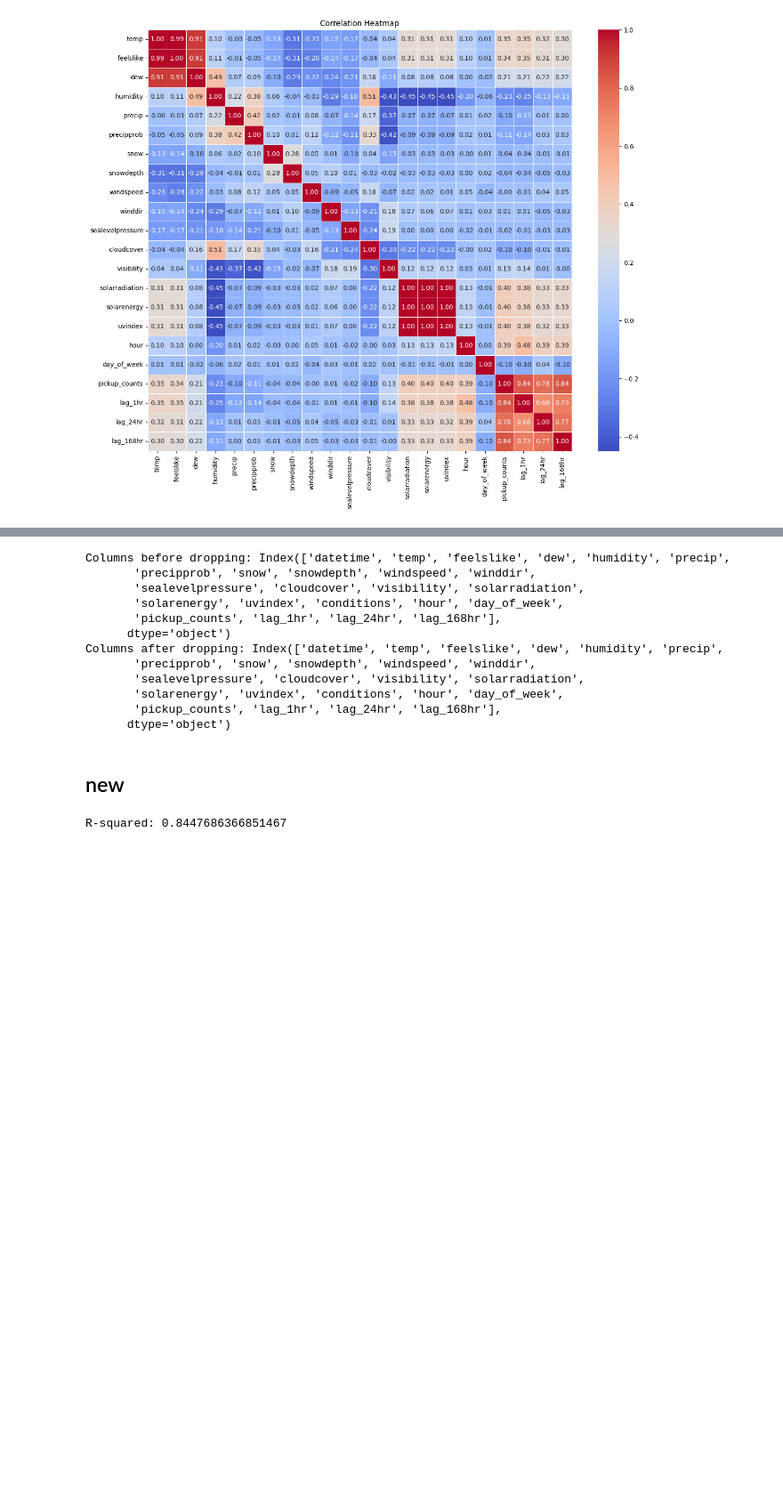
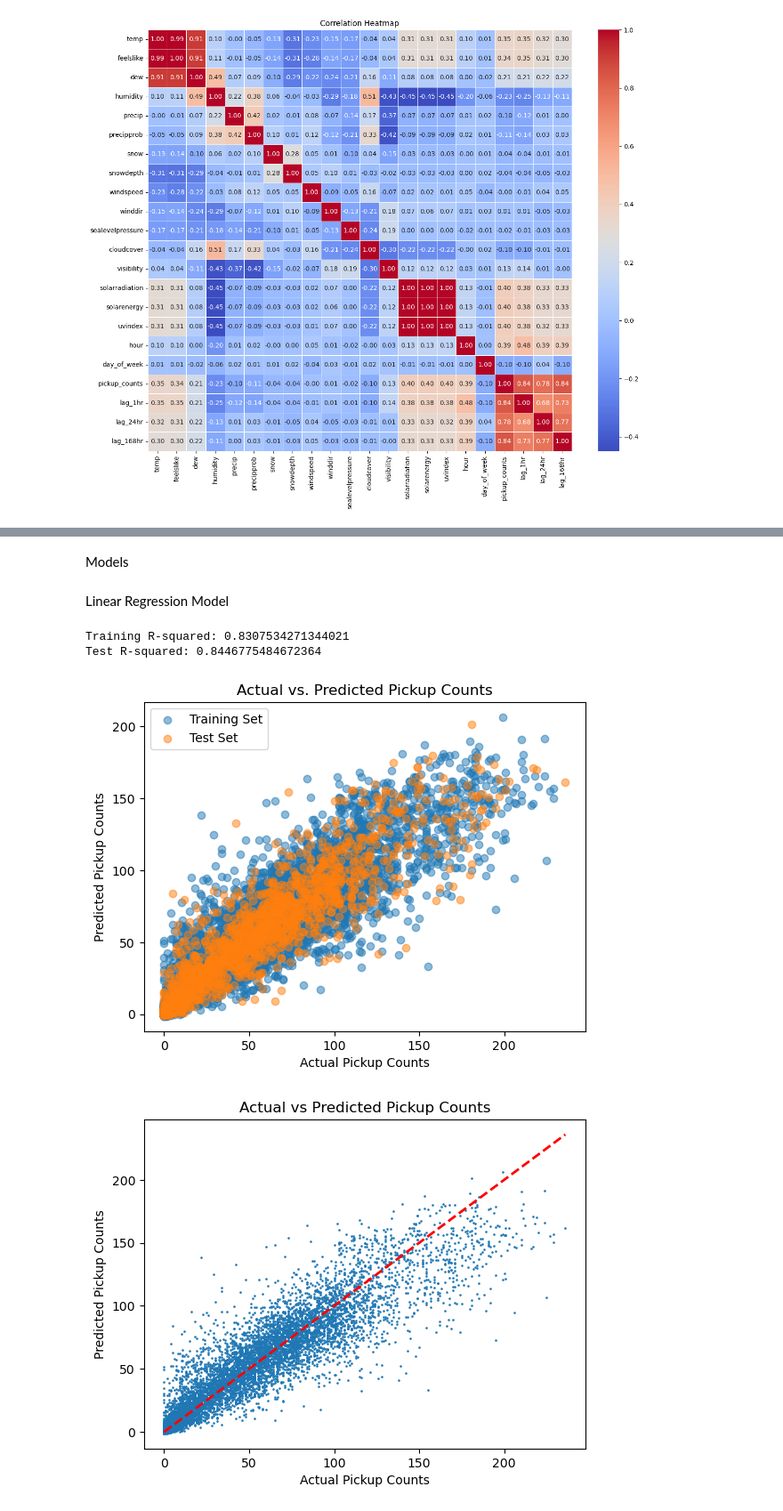
Before and after one commit to MikeKata13/Business_Analytics_Project, a Jupyter notebook: FINAL_ONE.ipynb, the cells around one changed output, grey strips where cells are left out. Shown at 89% size. Saved outputs shown, nothing was run; the diff lists cells and outputs as text; code cells hidden in the pictures; blank space fills up the shorter version.

Commit message:
Stavroula's final comments & Maria's prediction analysis using the weather data

```diff
--- a/FINAL_ONE.ipynb
+++ b/FINAL_ONE.ipynb
@@ -498,8 +498,8 @@ def create_lagged_features(df, lag_hours_list):
     return df.dropna()
 
 
-#lag_hours_list = [1, 24, 168]  # 1 hour, 1 day, 1 week
-lag_hours_list = [24]  # only for the day before
+lag_hours_list = [1, 24, 168]  # 1 hour, 1 day, 1 week
+#lag_hours_list = [24]  # only for the day before
 
 hourly_pickups = create_lagged_features(hourly_pickups, lag_hours_list)
 hourly_dropoff = create_lagged_features(hourly_dropoff, lag_hours_list)
@@ -712,7 +731,6 @@ Fill the missing values with the mean of the column.
 # %%
 # Fill pickup counts with the mean of the previous and next hour
 w_pickups['pickup_counts'] = w_pickups['pickup_counts'].fillna((w_pickups['pickup_counts'].shift() + w_pickups['pickup_counts'].shift(-1)) / 2)
-w_pickups['lag_1hr'] = w_pickups['lag_1hr'].fillna((w_pickups['lag_1hr'].shift() + w_pickups['lag_1hr'].shift(-1)) / 2)
 w_pickups['lag_24hr'] = w_pickups['lag_24hr'].fillna((w_pickups['lag_24hr'].shift() + w_pickups['lag_24hr'].shift(-1)) / 2)
 w_pickups['lag_168hr'] = w_pickups['lag_168hr'].fillna((w_pickups['lag_168hr'].shift() + w_pickups['lag_168hr'].shift(-1)) / 2)
 
@@ -1041,59 +918,67 @@ R-squared (Gradient Boosting): 0.2245192630175692
-# %%
-# Print the columns to verify their existence
-print("Columns before dropping:", w_pickups.columns)
-
-# Drop unnecessary columns
-w_pickups = w_pickups.drop(['name', 'icon', 'stations', 'date'], axis=1, errors='ignore')
-
-# Print the columns after dropping
-print("Columns after dropping:", w_pickups.columns)
-# %% [output]
-Columns before dropping: Index(['datetime', 'temp', 'feelslike', 'dew', 'humidity', 'precip',
-       'precipprob', 'snow', 'snowdepth', 'windspeed', 'winddir',
-       'sealevelpressure', 'cloudcover', 'visibility', 'solarradiation',
-       'solarenergy', 'uvindex', 'conditions', 'hour', 'day_of_week',
-       'pickup_counts', 'lag_1hr', 'lag_24hr', 'lag_168hr'],
-      dtype='object')
-Columns after dropping: Index(['datetime', 'temp', 'feelslike', 'dew', 'humidity', 'precip',
-       'precipprob', 'snow', 'snowdepth', 'windspeed', 'winddir',
-       'sealevelpressure', 'cloudcover', 'visibility', 'solarradiation',
-       'solarenergy', 'uvindex', 'conditions', 'hour', 'day_of_week',
-       'pickup_counts', 'lag_1hr', 'lag_24hr', 'lag_168hr'],
-      dtype='object')
-# %% [markdown]
-## new
+# %% [markdown]
+Models
+# %% [markdown]
+Linear Regression Model
 # %%
 import pandas as pd
 from sklearn.model_selection import train_test_split
 from sklearn.linear_model import LinearRegression
 from sklearn.metrics import r2_score
 from sklearn.preprocessing import StandardScaler
-
+import matplotlib.pyplot as plt
 
 # Choose lag features to include
 lag_features = ['lag_1hr', 'lag_24hr', 'lag_168hr']
 
 # Select relevant columns for X (input features) and y (target variable)
 X = w_pickups[['temp'] + lag_features]
 y = w_pickups['pickup_counts']
 
 # Split the data into training and testing sets
 X_train, X_test, y_train, y_test = train_test_split(X, y, test_size=0.2, random_state=42)
 
 # Standardize the features (optional but often improves model performance)
 scaler = StandardScaler()
 X_train_scaled = scaler.fit_transform(X_train)
 X_test_scaled = scaler.transform(X_test)
 
 # Create and train the linear regression model
 model = LinearRegression()
 model.fit(X_train_scaled, y_train)
 
-# Make predictions on the test set
-y_pred = model.predict(X_test_scaled)
+# Make predictions on both training and test sets
+y_train_pred = model.predict(X_train_scaled)
+y_test_pred = model.predict(X_test_scaled)
 
 # Evaluate the model
-r_squared = r2_score(y_test, y_pred)
-print(f'R-squared: {r_squared}')
+r_squared_train = r2_score(y_train, y_train_pred)
+r_squared_test = r2_score(y_test, y_test_pred)
+print(f'Training R-squared: {r_squared_train}')
+print(f'Test R-squared: {r_squared_test}')
+
+# Plotting
+plt.scatter(y_train, y_train_pred, label='Training Set', alpha=0.5)
+plt.scatter(y_test, y_test_pred, label='Test Set', alpha=0.5)
+plt.xlabel('Actual Pickup Counts')
+plt.ylabel('Predicted Pickup Counts')
+plt.title('Actual vs. Predicted Pickup Counts')
+plt.legend()
+plt.show()
+
+
+# Combine training and testing sets for a comprehensive plot
+y_combined = pd.concat([y_train, y_test])
+y_pred_combined = pd.concat([pd.Series(y_train_pred), pd.Series(y_test_pred)])
+
+# Scatter plot
+plt.scatter(y_combined, y_pred_combined, s=0.75)
+plt.ylabel("Predicted Pickup Counts")
+plt.xlabel("Actual Pickup Counts")
+plt.plot([min(y_combined), max(y_combined)], [min(y_combined), max(y_combined)], color="red", linestyle='--', linewidth=2)
+plt.title("Actual vs Predicted Pickup Counts")
+plt.show()
 # %% [output]
-R-squared: 0.8447686366851467
+Training R-squared: 0.8307534271344021
+Test R-squared: 0.8446775484672364
+[figure, added]
+[figure, added]
```
Also changed, not shown: parts of 25 cells of this notebook.
